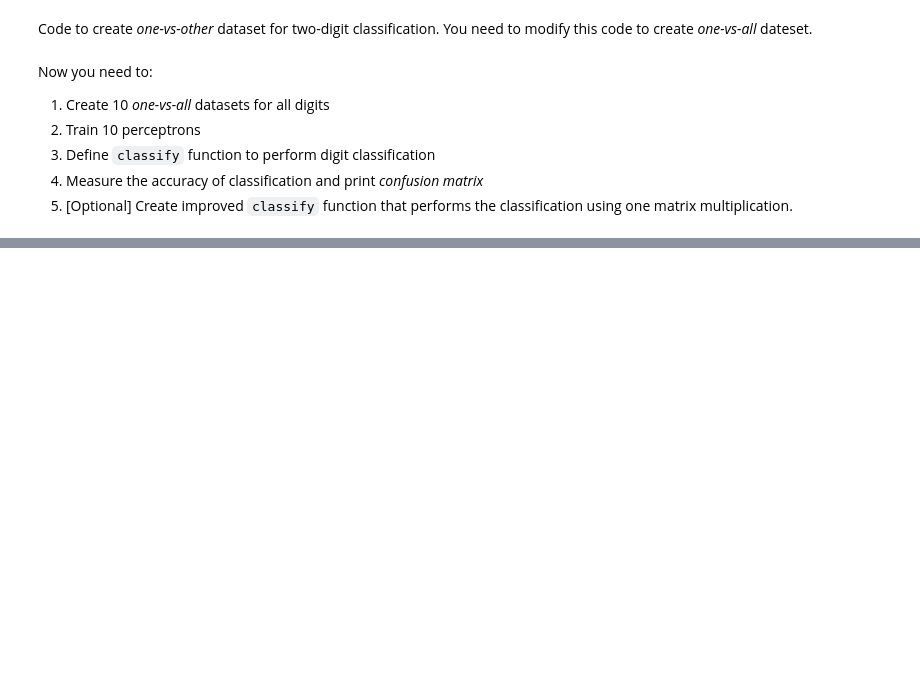
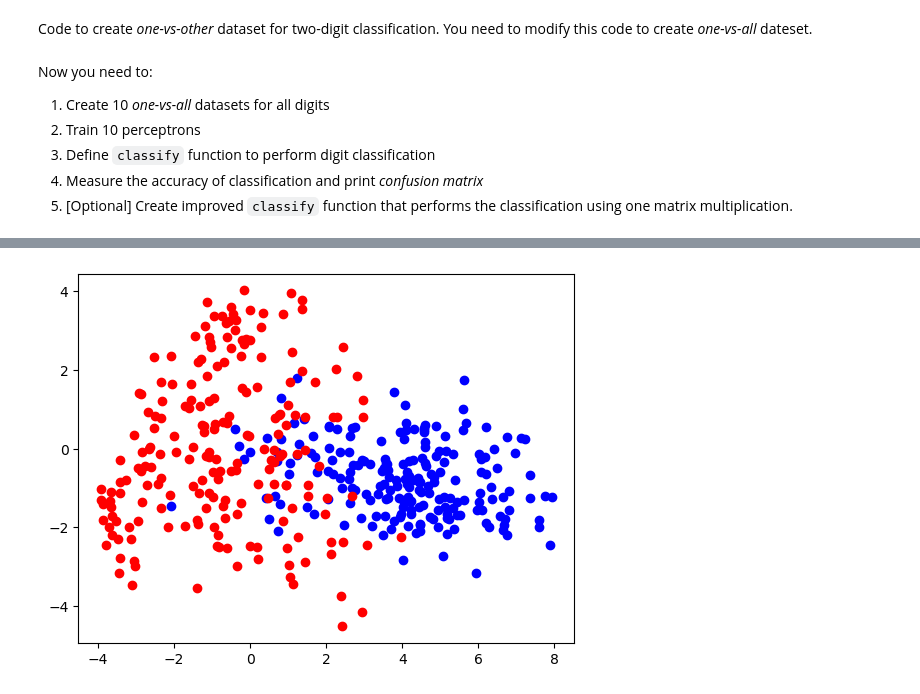
Before and after one commit to tsreaper/AI-For-Beginners, a Jupyter notebook: lessons/3-NeuralNetworks/03-Perceptron/lab/PerceptronMultiClass.ipynb, the cells around one changed output, grey strips where cells are left out. Drawn from its saved outputs; the diff is of its cells as text; code cells hidden in the pictures; blank space fills up the shorter version.

```diff
--- a/lessons/3-NeuralNetworks/03-Perceptron/lab/PerceptronMultiClass.ipynb
+++ b/lessons/3-NeuralNetworks/03-Perceptron/lab/PerceptronMultiClass.ipynb
@@ -12,14 +12,12 @@ import random
 # %% [markdown]
 You can use the following perceptron training code from the lecture:
 # %%
-def train(positive_examples, negative_examples, num_iterations = 100, eta = 1):
+def train(positive_examples, negative_examples, num_iterations = 100, eta = 1, report_frequency = 10):
     num_dims = positive_examples.shape[1]
     weights = np.zeros((num_dims,1)) # initialize weights
 
     pos_count = positive_examples.shape[0]
     neg_count = negative_examples.shape[0]
-
-    report_frequency = 10
 
     for i in range(num_iterations):
         pos = random.choice(positive_examples)
@@ -103,0 +106,17 @@ Now you need to:
+# %%
+def set_mnist_one_vs_all(positive_label):
+    positive_indices = [i for i, j in enumerate(MNIST[TRAIN][LABELS])
+                          if j == positive_label]
+    negative_indices = [i for i, j in enumerate(MNIST[TRAIN][LABELS])
+                          if j != positive_label]
+
+    positive_images = MNIST[TRAIN][FEATURES][positive_indices]
+    negative_images = MNIST[TRAIN][FEATURES][negative_indices]
+
+    return positive_images, negative_images
+
+positive_data_set, negative_data_set = [], []
+for i in range(10):
+    positive_images, negative_images = set_mnist_one_vs_all(i)
+    positive_data_set.append(positive_images)
+    negative_data_set.append(negative_images)
@@ -103,0 +125,5 @@ Now you need to:
+# %%
+weights = []
+for positive_label in range(0, 10):
+    positive_images, negative_images = set_mnist_one_vs_all(positive_label)
+    weights.append(train(positive_images, negative_images, num_iterations=1000, eta=0.001, report_frequency=100))
@@ -103,0 +189,20 @@ Now you need to:
+# %%
+from sklearn.decomposition import PCA
+import pylab
+
+def pca_analysis(positive_label):
+    positive_images, negative_images = set_mnist_one_vs_all(positive_label)
+    M = np.append(positive_images, negative_images, 0)
+
+    mypca = PCA(n_components=2)
+    mypca.fit(M)
+
+    pos_points = mypca.transform(positive_images[:200])
+    neg_points = mypca.transform(negative_images[:200])
+
+    pylab.plot(pos_points[:,0], pos_points[:,1], 'bo')
+    pylab.plot(neg_points[:,0], neg_points[:,1], 'ro')
+# %%
+pca_analysis(0)
+# %% [output]
+[figure, added]
```
Also changed, not shown: parts of 11 cells of this notebook.
